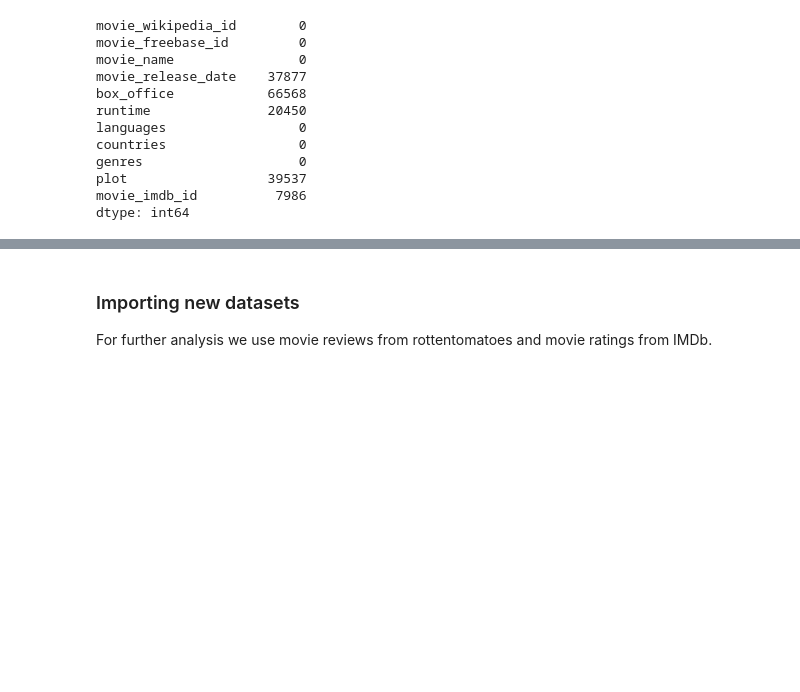
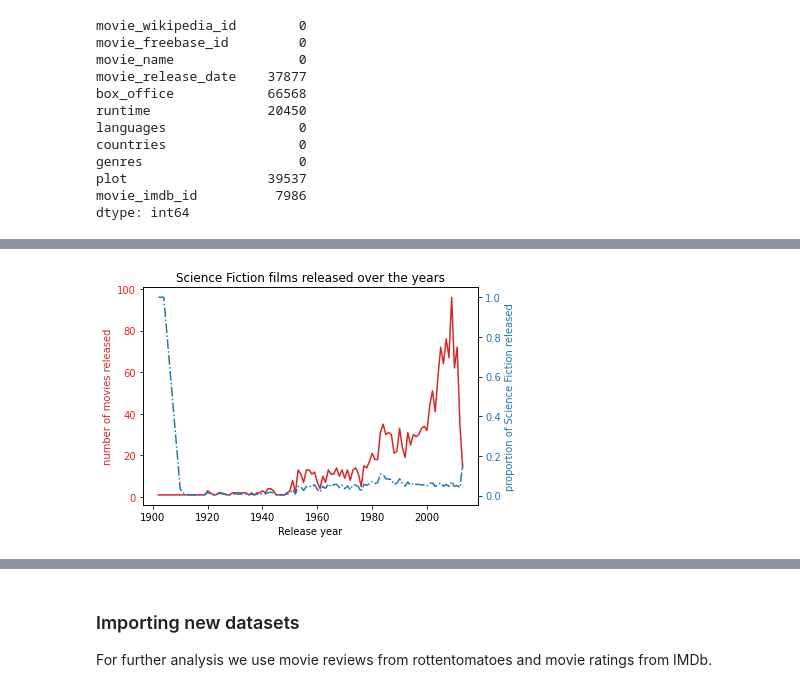
Before and after one commit to epfl-ada/ada-2023-project-adacalypse, a Jupyter notebook: code/P2_notebook.ipynb, the cells around one changed output, grey strips where cells are left out. Cells and saved outputs as stored; diff of their text form; code cells hidden in the pictures; blank space fills up the shorter version.

```diff
--- a/code/P2_notebook.ipynb
+++ b/code/P2_notebook.ipynb
@@ -424,0 +544,32 @@ dtype: int64
+# %%
+def plot_release_by_genre_visualisation(genre_films_by_year, genre):
+    fig, ax1 = plt.subplots()
+
+    color = 'tab:red'
+    ax1.plot(genre_films_by_year.index.to_numpy(), genre_films_by_year.frequency.to_numpy(), color = color)
+    ax1.set_xlabel('Release year')
+    ax1.set_ylabel('number of movies released', color = color)
+    ax1.tick_params(axis='y', labelcolor=color)
+    if genre == None:
+        ax1.set_title('Genre films released over the years')
+    else:
+        ax1.set_title('{} films released over the years'.format(genre))
+
+    ax2 = ax1.twinx()
+    color = 'tab:blue'
+    ax2.plot(genre_films_by_year.index.to_numpy(), genre_films_by_year.frequency.to_numpy()/genre_films_by_year.total_nb_films.to_numpy(), ls = '-.', color = color)
+    label = 'proportion of ' + genre + ' released'
+    ax2.set_ylabel(label, color = color)
+    ax2.tick_params(axis='y', labelcolor=color)
+    #ax2.set_yticks(ticks = np.arange(0, 1.2, 0.2), labels = [str(int(p*100))+'%' for p in np.arange(0, 1.2, 0.2)])
+
+    plt.show()
+# %%
+# Dataframe grouping genre films by year and indicating the number of genre films released, as well as the total number of films released in that year
+sf_films, sf_films_by_year = release_by_genre(movies_analysis_df, 'Science Fiction')
+sf_films_by_year = sf_films_by_year.drop([0])
+
+# Plot the proportion and number of movies released in time for genre
+plot_release_by_genre_visualisation(sf_films_by_year, 'Science Fiction')
+# %% [output]
+[figure, added]
```
Also changed, not shown: parts of 40 cells of this notebook, 1 other file.
